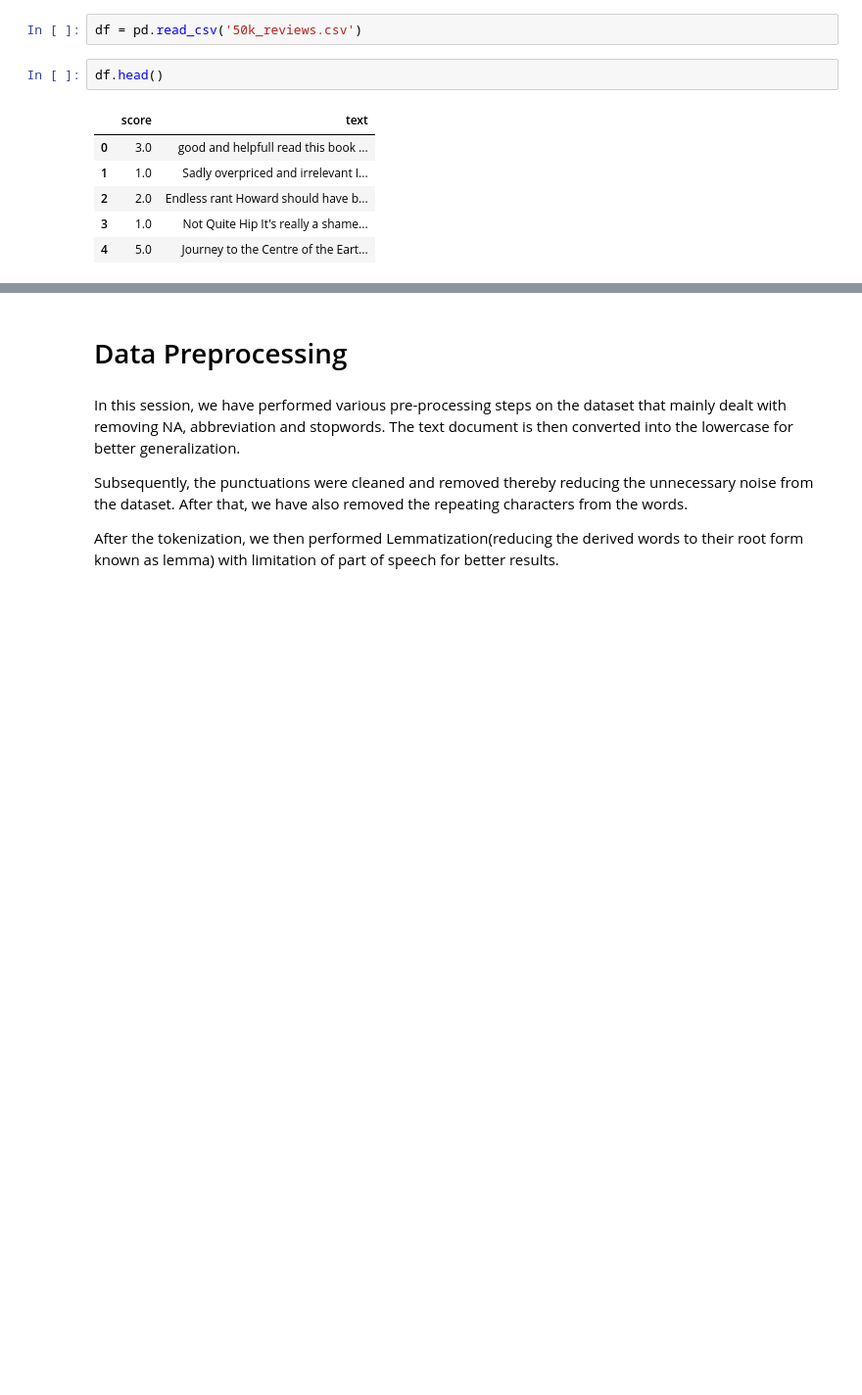
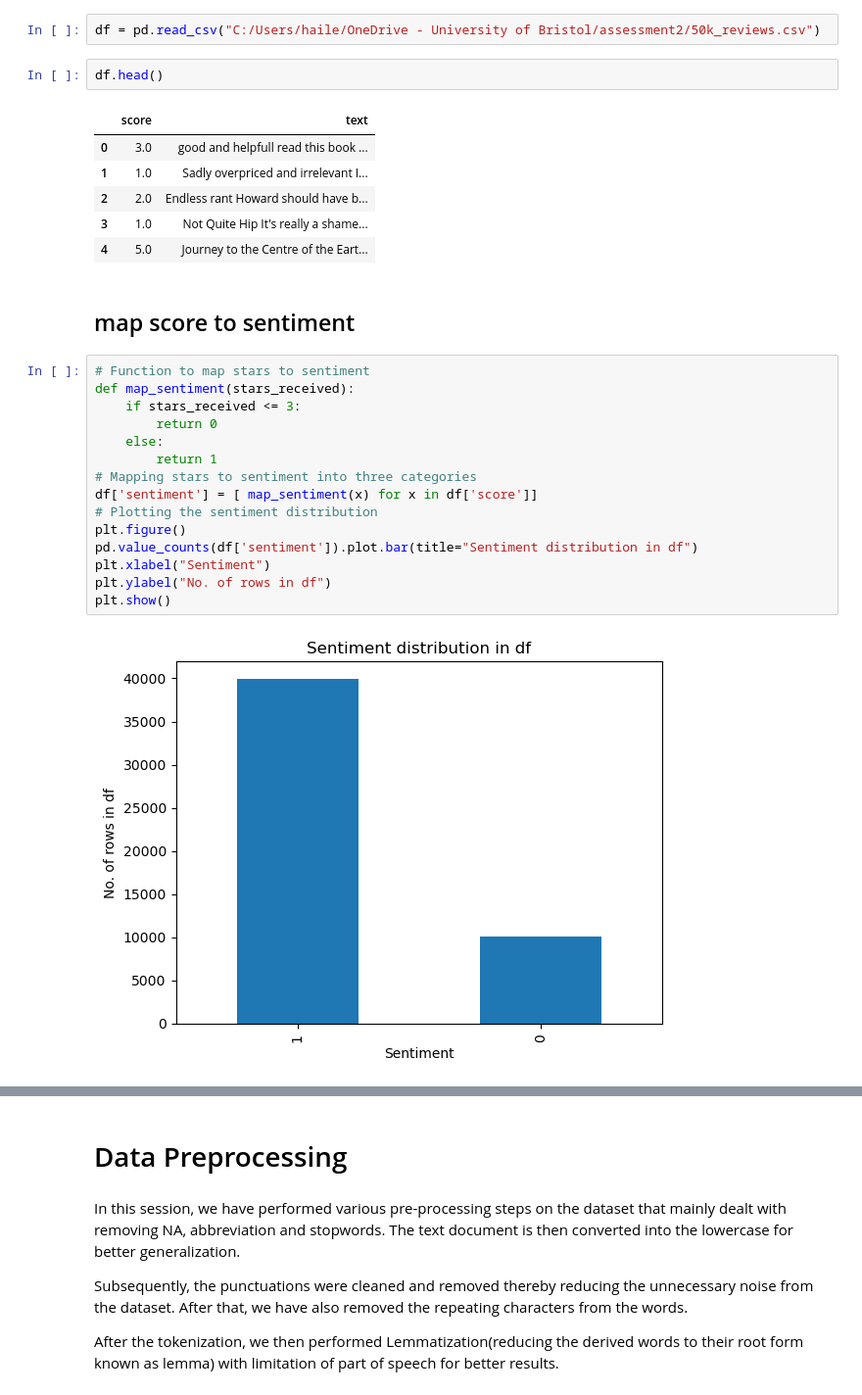
Before and after one commit to XinnGuan/DST_Assessment2, a Jupyter notebook: Zhihui/data_cleaning.ipynb, the cells around one changed output, grey strips where cells are left out. Shown at 98% size. Cells and saved outputs as stored; diff of their text form; blank space fills up the shorter version.

```diff
--- a/Zhihui/data_cleaning.ipynb
+++ b/Zhihui/data_cleaning.ipynb
@@ -14,7 +14,7 @@ from wordcloud import WordCloud
 # %% [markdown]
 # load the data from google drive
 # %%
-df = pd.read_csv('50k_reviews.csv')
+df = pd.read_csv("C:/Users/haile/OneDrive - University of Bristol/assessment2/50k_reviews.csv")
 # %%
 df.head()
 # %% [output]
@@ -24,3 +24,22 @@ df.head()
 | 2 | 2.0 | Endless rant Howard should have b... |
 | 3 | 1.0 | Not Quite Hip It's really a shame... |
 | 4 | 5.0 | Journey to the Centre of the Eart... |
+# %% [markdown]
+## map score to sentiment
+# %%
+# Function to map stars to sentiment
+def map_sentiment(stars_received):
+    if stars_received <= 3:
+        return 0
+    else:
+        return 1
+# Mapping stars to sentiment into three categories
+df['sentiment'] = [ map_sentiment(x) for x in df['score']]
+# Plotting the sentiment distribution
+plt.figure()
+pd.value_counts(df['sentiment']).plot.bar(title="Sentiment distribution in df")
+plt.xlabel("Sentiment")
+plt.ylabel("No. of rows in df")
+plt.show()
+# %% [output]
+[figure, added]
```
Also changed, not shown: parts of 4 cells of this notebook, 2 other files.
